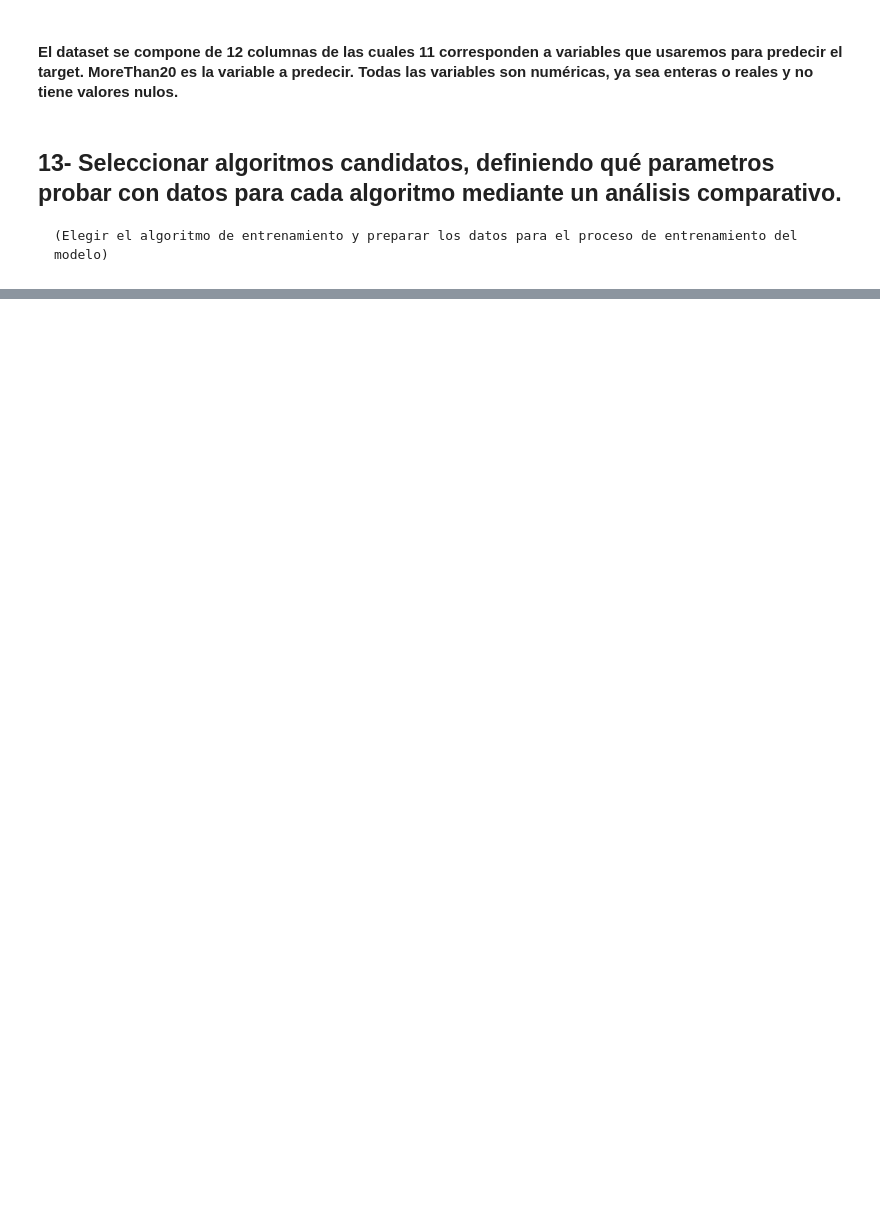
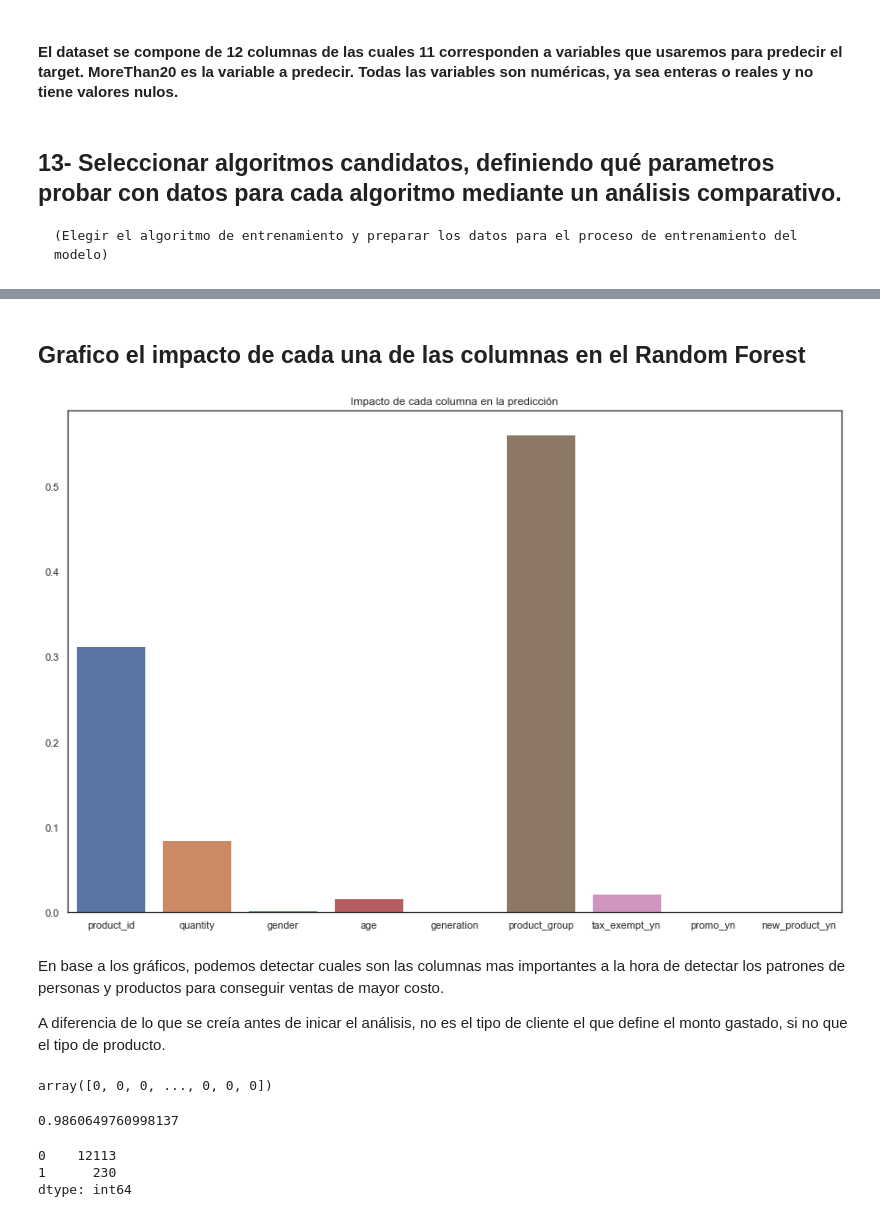
Before and after one commit to mateooaguiar/TP-Final, a Jupyter notebook: Entrega2+Aguiar Lopez Rodriguez Yaconisi.ipynb, the cells around one changed output, grey strips where cells are left out. Saved outputs shown, nothing was run; the diff lists cells and outputs as text; code cells hidden in the pictures; blank space fills up the shorter version.

```diff
--- a/EntregaAlgoritmos001.ipynb
+++ b/Entrega2+Aguiar Lopez Rodriguez Yaconisi.ipynb
@@ -2583,0 +2541,35 @@ clasificador.score(x_test, y_test)
+# %% [markdown]
+<h2>Grafico el impacto de cada una de las columnas en el Random Forest</h2>
+# %%
+plt.figure(figsize=(15,10))
+
+Importance = model.feature_importances_
+Columnas = x.columns
+
+sns.barplot(x=Columnas,y=Importance)
+plt.title('Impacto de cada columna en la predicción')
+plt.show()
+# %% [output]
+[figure, added]
+# %% [markdown]
+En base a los gráficos, podemos detectar cuales son las columnas mas importantes a la hora de detectar los patrones de personas y productos para conseguir ventas de mayor costo.
+
+A diferencia de lo que se creía antes de inicar el análisis, no es el tipo de cliente el que define el monto gastado, si no que el tipo de producto.
+# %%
+y_test_pred = model.predict(x_test)
+y_test_pred
+# %% [output]
+array([0, 0, 0, ..., 0, 0, 0])
+# %%
+#Calculo el accuracy en Test
+test_accuracy = accuracy_score(y_test, y_test_pred)
+test_accuracy
+# %% [output]
+0.9860649760998137
+# %%
+data_df = pd.DataFrame(y_test_pred)
+data_df.value_counts()
+# %% [output]
+0    12113
+1      230
+dtype: int64
```
Also changed, not shown: parts of 28 cells of this notebook.
